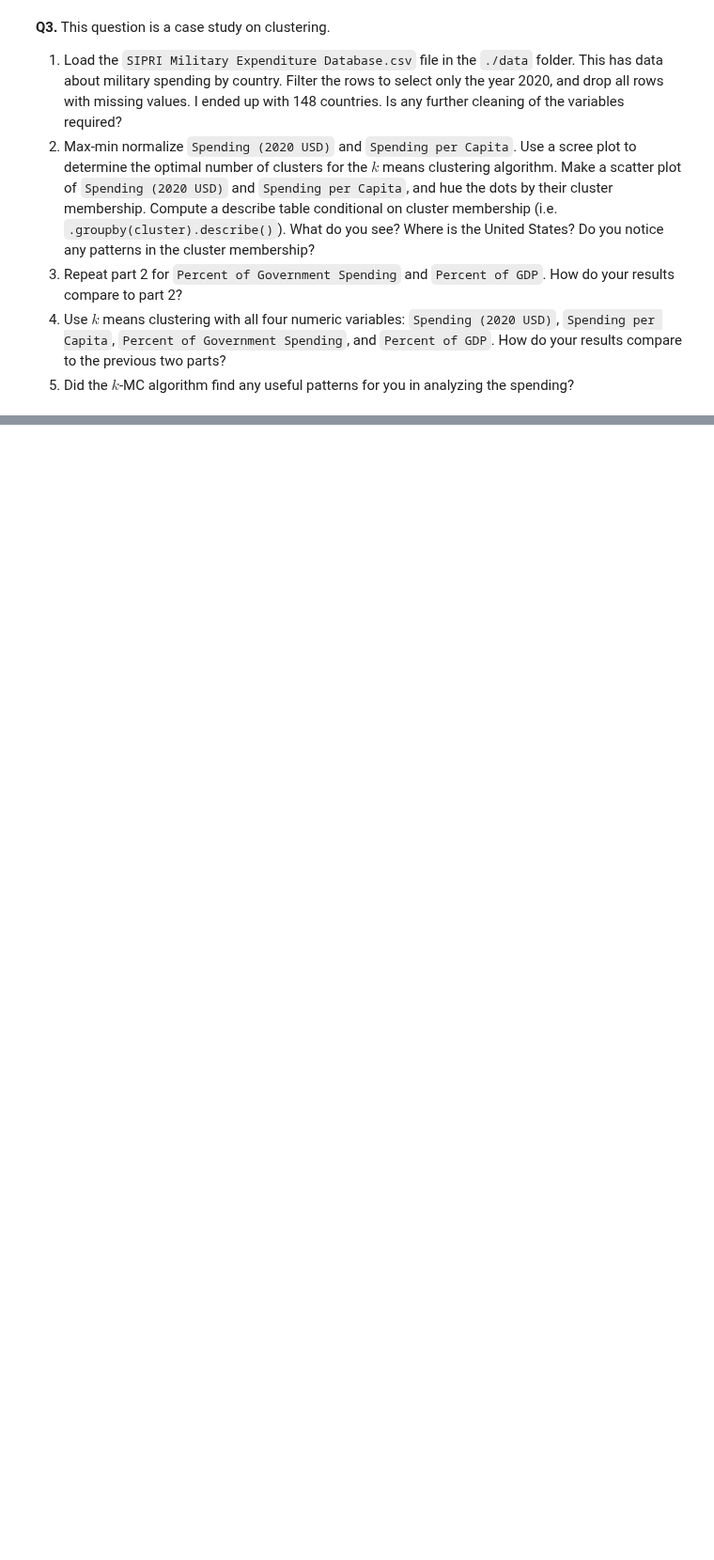
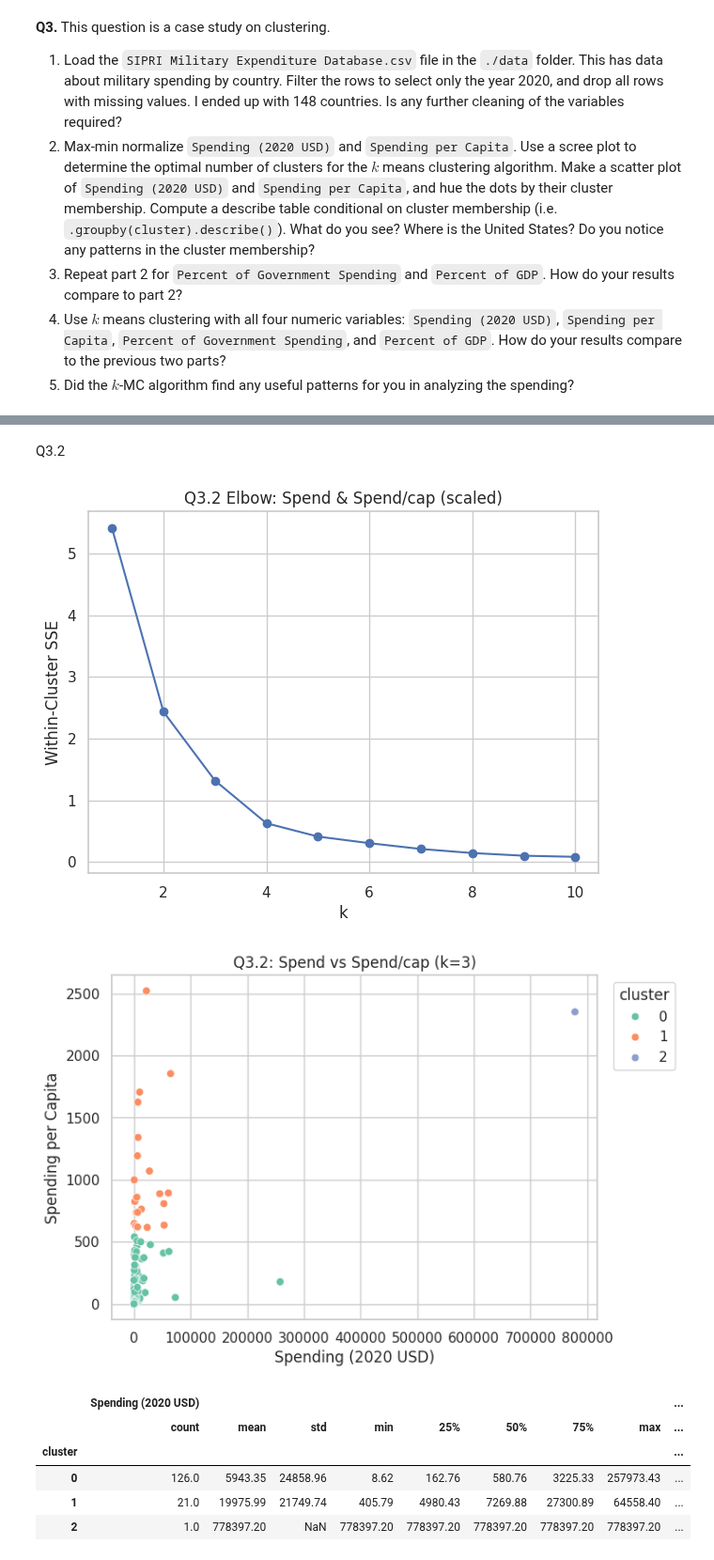
Before and after one commit to KendallFreese/clustering_assignment, a Jupyter notebook: assignment_clustering.ipynb, the cells around one changed output, grey strips where cells are left out. Shown at 94% size. Drawn from its saved outputs; the diff is of its cells as text; code cells hidden in the pictures; blank space fills up the shorter version.

```diff
--- a/assignment_clustering.ipynb
+++ b/assignment_clustering.ipynb
@@ -173,0 +280,38 @@ The intuition of the elbow is to plot graphs within-cluster SSE vs. the number o
+# %% [markdown]
+Q3.2
+# %%
+scaler = MinMaxScaler()
+X_ss = scaler.fit_transform(df2020[["Spending (2020 USD)", "Spending per Capita"]])
+
+# Scree elbow curve
+ks = list(range(1, 11))
+inertia_ss = []
+for k in ks:
+    inertia_ss.append(KMeans(n_clusters=k, random_state=42, n_init=10).fit(X_ss).inertia_)
+plt.plot(ks, inertia_ss, marker="o")
+plt.xlabel("k"); plt.ylabel("Within-Cluster SSE"); plt.title("Q3.2 Elbow: Spend & Spend/cap (scaled)")
+plt.show()
+
+# K from elbow
+k_ss = 3
+labels_ss = KMeans(n_clusters=k_ss, random_state=42, n_init=10).fit_predict(X_ss)
+
+# Scatter of spending v. spending/capita, color by cluster
+plot_ss = df2020[["Country","Spending (2020 USD)","Spending per Capita"]].copy()
+plot_ss["cluster"] = labels_ss
+ax = sns.scatterplot(data=plot_ss, x="Spending (2020 USD)", y="Spending per Capita",
+                     hue="cluster", palette="Set2", s=40)
+ax.set_title(f"Q3.2: Spend vs Spend/cap (k={k_ss})")
+plt.legend(title="cluster", bbox_to_anchor=(1.02,1), loc="upper left"); plt.show()
+
+# Describe by cluster
+plot_ss.groupby("cluster")[["Spending (2020 USD)","Spending per Capita"]].describe().round(2)
+# %% [output]
+[figure, added]
+[figure, added]
+|  | Spending (2020 USD) |  |  |  |  |  |  |  | ... |
+|  | count | mean | std | min | 25% | 50% | 75% | max | ... |
+| cluster |  |  |  |  |  |  |  |  | ... |
+| 0 | 126.0 | 5943.35 | 24858.96 | 8.62 | 162.76 | 580.76 | 3225.33 | 257973.43 | ... |
+| 1 | 21.0 | 19975.99 | 21749.74 | 405.79 | 4980.43 | 7269.88 | 27300.89 | 64558.40 | ... |
+| 2 | 1.0 | 778397.20 | NaN | 778397.20 | 778397.20 | 778397.20 | 778397.20 | 778397.20 | ... |
```
Also changed, not shown: parts of 7 cells of this notebook.
